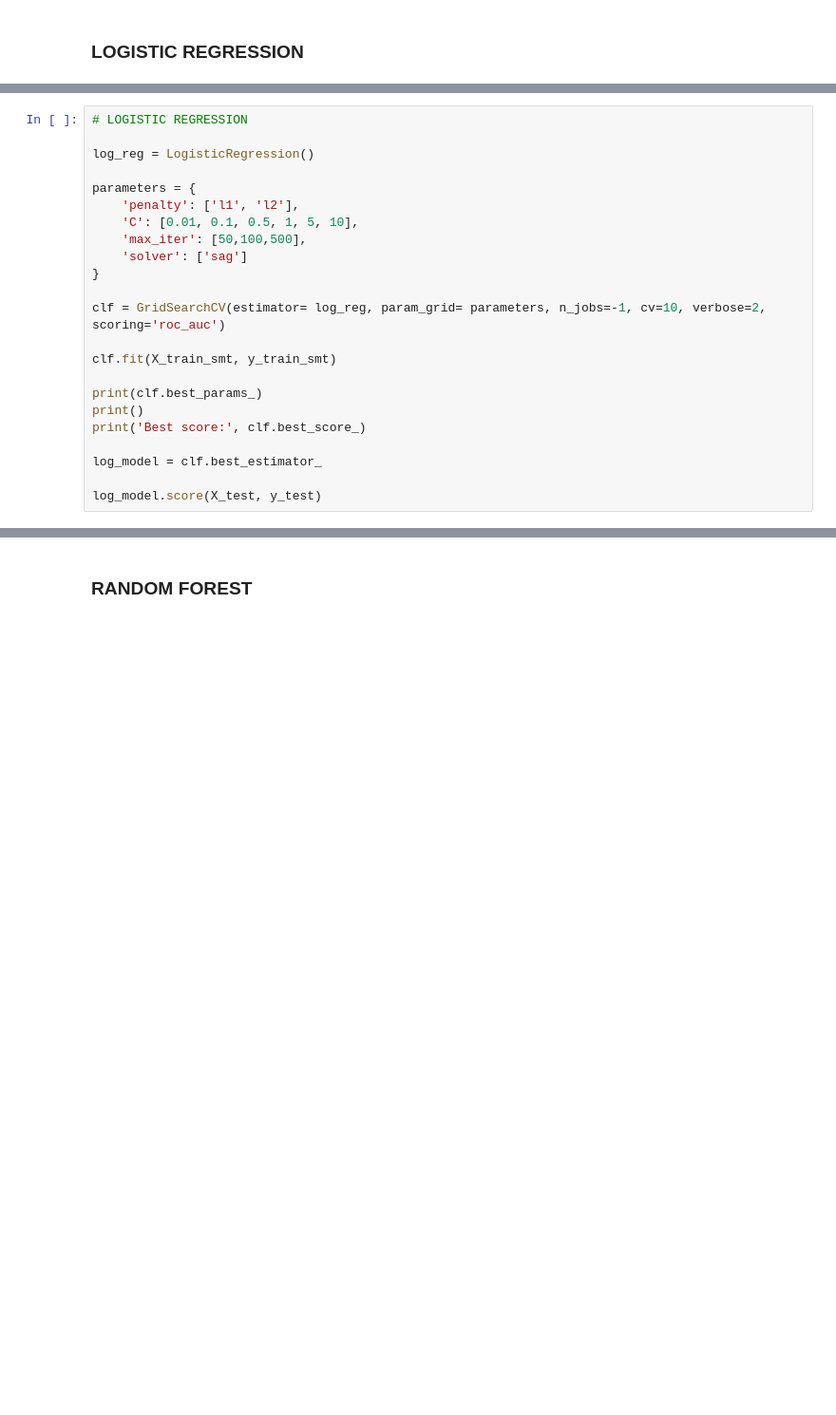
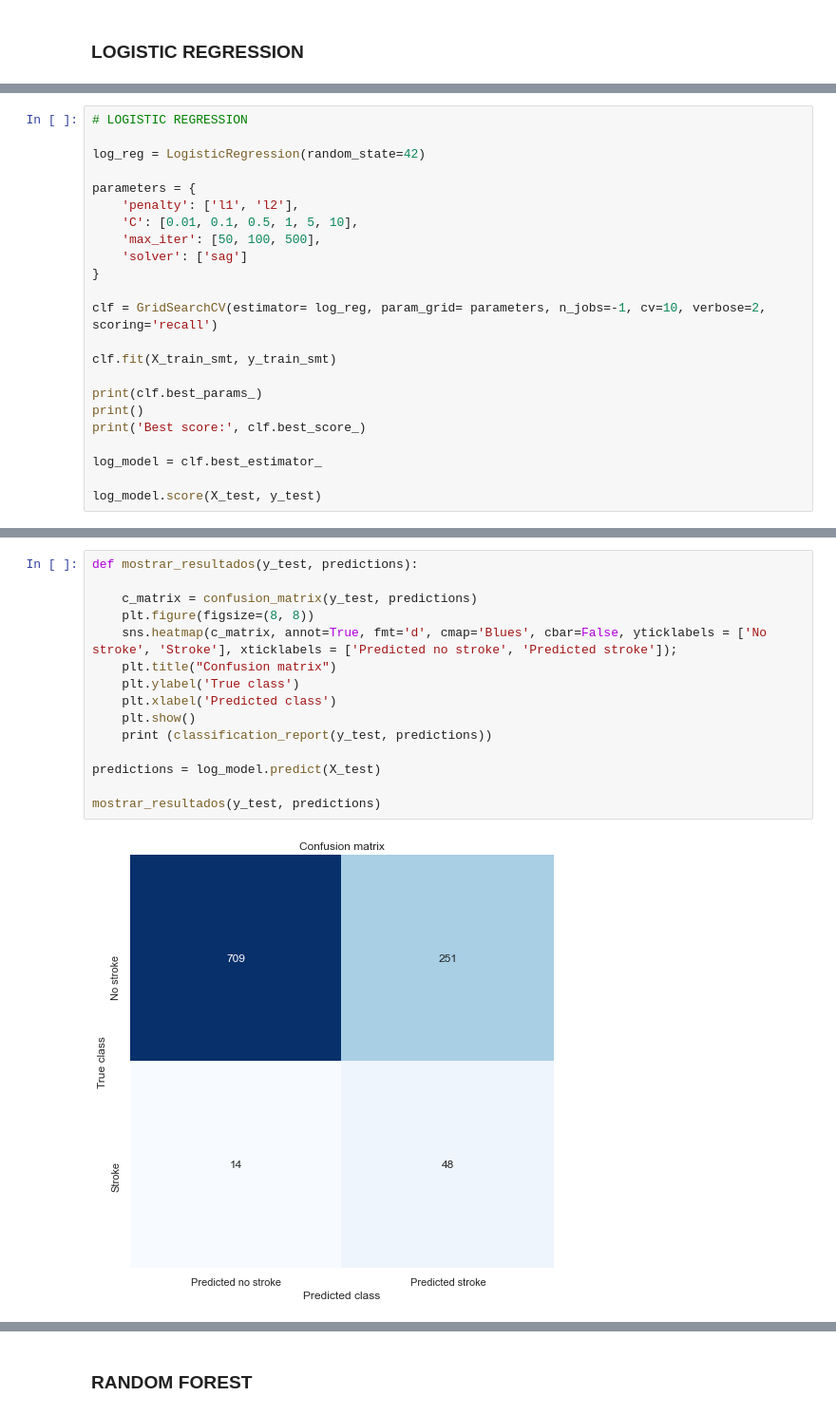
Before and after one commit to arturogzm93/ML-Stroke-Prediction, a Jupyter notebook: PRUEBAS Stroke Prediction.ipynb, the cells around one changed output, grey strips where cells are left out. Shown: that part at 95% size. Saved outputs shown, nothing was run; the diff lists cells and outputs as text; blank space fills up the shorter version.

```diff
--- a/PRUEBAS Stroke Prediction.ipynb
+++ b/PRUEBAS Stroke Prediction.ipynb
@@ -225,16 +226,16 @@ X_test[['gender', 'age', 'hypertension', 'heart_disease', 'ever_married',
 # %%
 # LOGISTIC REGRESSION
 
-log_reg = LogisticRegression()
+log_reg = LogisticRegression(random_state=42)
 
 parameters = {
     'penalty': ['l1', 'l2'],
     'C': [0.01, 0.1, 0.5, 1, 5, 10],
-    'max_iter': [50,100,500],
+    'max_iter': [50, 100, 500],
     'solver': ['sag']
 }
 
-clf = GridSearchCV(estimator= log_reg, param_grid= parameters, n_jobs=-1, cv=10, verbose=2, scoring='roc_auc')
+clf = GridSearchCV(estimator= log_reg, param_grid= parameters, n_jobs=-1, cv=10, verbose=2, scoring='recall')
 
 clf.fit(X_train_smt, y_train_smt)
 
@@ -253,0 +257,17 @@ Best score: 0.849939513477975
+# %%
+def mostrar_resultados(y_test, predictions):
+
+    c_matrix = confusion_matrix(y_test, predictions)
+    plt.figure(figsize=(8, 8))
+    sns.heatmap(c_matrix, annot=True, fmt='d', cmap='Blues', cbar=False, yticklabels = ['No stroke', 'Stroke'], xticklabels = ['Predicted no stroke', 'Predicted stroke']);
+    plt.title("Confusion matrix")
+    plt.ylabel('True class')
+    plt.xlabel('Predicted class')
+    plt.show()
+    print (classification_report(y_test, predictions))
+
+predictions = log_model.predict(X_test)
+
+mostrar_resultados(y_test, predictions)
+# %% [output]
+[figure, added]
```
Also changed, not shown: parts of 28 cells of this notebook, 1 other file.
